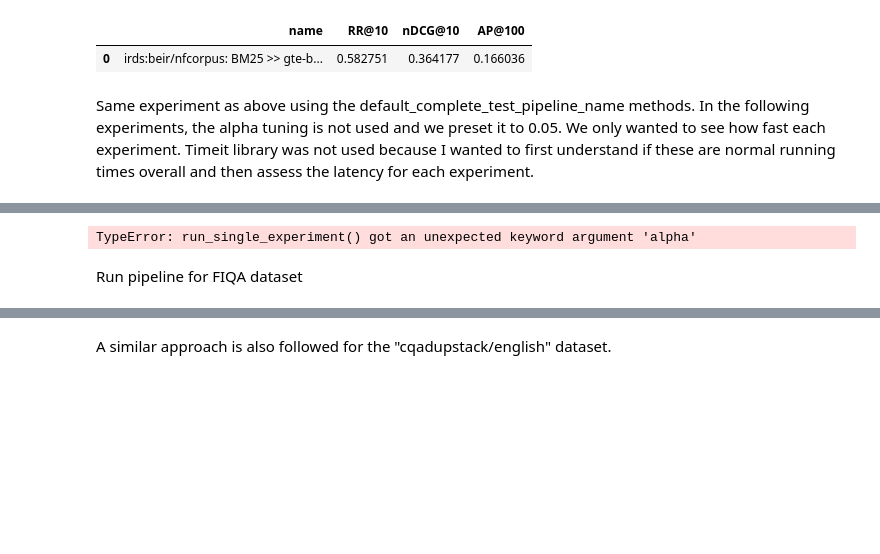
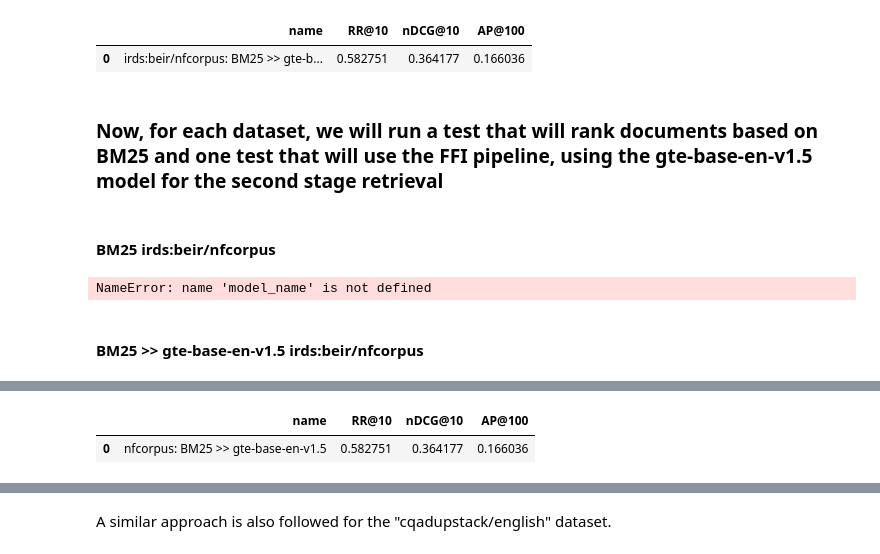
Before and after one commit to anistor09/Neural_Ranking_Models, a Jupyter notebook: gte-base-en-v1.5/experiments/experiments_gte_base_1_5.ipynb, the cells around one changed output, grey strips where cells are left out. Drawn from its saved outputs; the diff is of its cells as text; code cells hidden in the pictures; blank space fills up the shorter version.

```diff
--- a/gte-base-en-v1.5/experiments/experiments_gte_base_1_5.ipynb
+++ b/gte-base-en-v1.5/experiments/experiments_gte_base_1_5.ipynb
@@ -83,8 +85,22 @@ run_single_experiment_name(pipeline, dataset_test_name, eval_metrics, dataset_na
 Experiment took 11.892 seconds to execute.
 |  | name | RR@10 | nDCG@10 | AP@100 |
 | 0 | irds:beir/nfcorpus: BM25 >> gte-b... | 0.582751 | 0.364177 | 0.166036 |
-# %% [markdown]
-Same experiment as above using the default_complete_test_pipeline_name methods. In the following experiments, the alpha tuning is not used and we preset it to 0.05. We only wanted to see how fast each experiment. Timeit library was not used because I wanted to first understand if these are normal running times overall and then assess the latency for each experiment.
+# %% [markdown]
+### Now, for each dataset, we will run a test that will rank documents based on BM25 and one test that will use the FFI pipeline, using the gte-base-en-v1.5 model for the second stage retrieval
+# %% [markdown]
+#### BM25 irds:beir/nfcorpus
+# %%
+from experiment_utils.experiments_helper import test_first_stage_retrieval_name
+
+dataset_name = "irds:beir/nfcorpus"
+dataset_test_name = "irds:beir/nfcorpus/test"
+pipeline_name = "BM25 >> " + model_name
+
+test_first_stage_retrieval_name(dataset_name, dataset_test_name, eval_metrics, pipeline_name, path_to_root, timed=True)
+# %% [output]
+NameError: name 'model_name' is not defined
+# %% [markdown]
+#### BM25 >> gte-base-en-v1.5 irds:beir/nfcorpus
 # %%
 from experiment_utils.experiments_helper import default_test_pipeline_name
 
@@ -93,8 +109,7 @@ dev_set_name = "irds:beir/nfcorpus/dev"
 dataset_test_name = "irds:beir/nfcorpus/test"
 pipeline_name = "BM25 >> " + model_name
 
-default_test_pipeline_name(dataset_name, dataset_test_name, q_encoder, eval_metrics, model_name, pipeline_name,
-                           path_to_root, dev_set_name=dev_set_name, timed=True)
+default_test_pipeline_name(dataset_name, dataset_test_name, q_encoder, eval_metrics, model_name, pipeline_name, path_to_root, dev_set_name=dev_set_name, timed=True)
 # %% [output]
 Best map is 0.126401
 Best setting is ['<fast_forward.util.pyterrier.FFInterpolate object at 0x...> alpha=0.01']
@@ -101,3 +117,2 @@ Best setting is ['<fast_forward.util.pyterrier.FFInterpolate object at 0x...> al
-TypeError: run_single_experiment() got an unexpected keyword argument 'alpha'
+|  | name | RR@10 | nDCG@10 | AP@100 |
+| 0 | nfcorpus: BM25 >> gte-base-en-v1.5 | 0.582751 | 0.364177 | 0.166036 |
-# %% [markdown]
-Run pipeline for FIQA dataset
```
Also changed, not shown: parts of 18 cells of this notebook, 3 other files.
